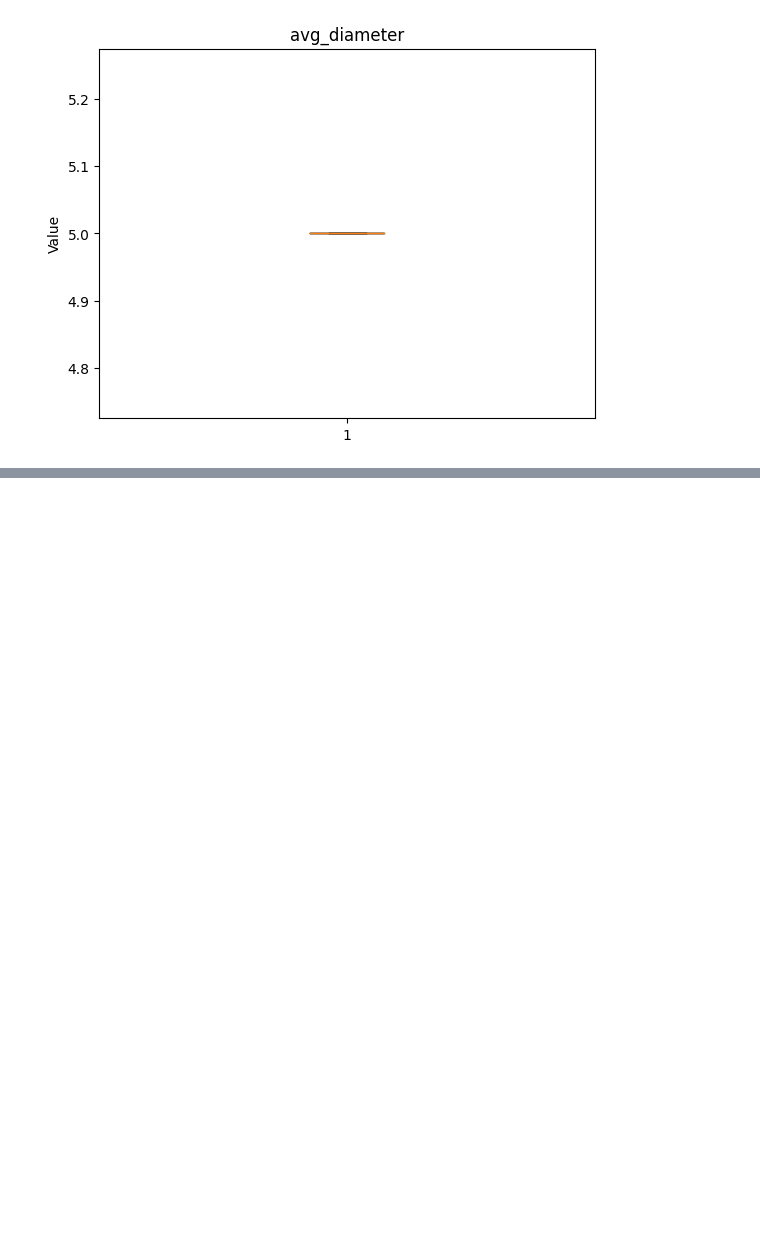
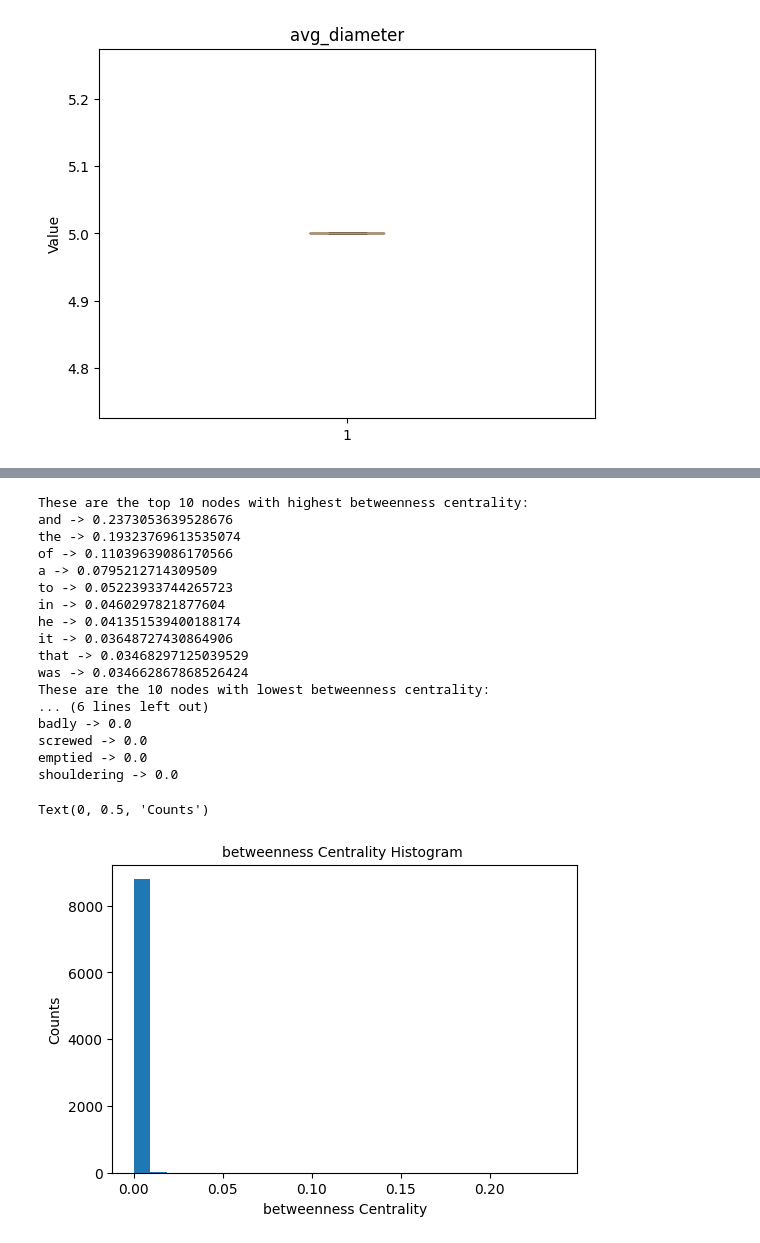
Before and after one commit to haylibi/network_science-word_analysis, a Jupyter notebook: notebook.ipynb, the cells around one changed output, grey strips where cells are left out. Cells and saved outputs as stored; diff of their text form; code cells hidden in the pictures; blank space fills up the shorter version.

```diff
--- a/notebook.ipynb
+++ b/notebook.ipynb
@@ -325,0 +413,38 @@ random_analysis(100)
+# %%
+# betweenness centrality
+betweenness_centrality = nx.centrality.betweenness_centrality(network)
+# top 10 nodes by betweenness centrality
+betweeness = (sorted(betweenness_centrality.items(), key=lambda item: item[1], reverse=True))
+top_10_betweeness = betweeness[:10]
+last_10_betweeness = betweeness[-10:]
+print("These are the top 10 nodes with highest betweenness centrality:\n" + '\n'.join([f"{node} -> {centrality_value}" for node, centrality_value in top_10_betweeness]))
+print("These are the 10 nodes with lowest betweenness centrality:\n" + '\n'.join([f"{node} -> {centrality_value}" for node, centrality_value in last_10_betweeness]))
+# highest degre centrality node
+# highest_centrality = centrality[0][1]
+# plot histogram
+plt.figure(figsize=(6, 4))
+plt.hist(betweenness_centrality.values(), bins=25)
+# plt.xticks(ticks=[0, 0.0001, 0.0002, 0.0003, 0.0004, 0.0005, 0.0006, 0.0007, 0.0008, 0.0009, 0.001])  # set the x axis ticks
+plt.title("betweenness Centrality Histogram ", fontdict={"size": 10}, loc="center")
+plt.xlabel("betweenness Centrality", fontdict={"size": 10})
+plt.ylabel("Counts", fontdict={"size": 10})
+# %% [output]
+These are the top 10 nodes with highest betweenness centrality:
+and -> 0.2373053639528676
+the -> 0.19323769613535074
+of -> 0.11039639086170566
+a -> 0.0795212714309509
+to -> 0.05223933744265723
+in -> 0.0460297821877604
+he -> 0.041351539400188174
+it -> 0.03648727430864906
+that -> 0.03468297125039529
+was -> 0.034662867868526424
+These are the 10 nodes with lowest betweenness centrality:
+... (6 lines left out)
+badly -> 0.0
+screwed -> 0.0
+emptied -> 0.0
+shouldering -> 0.0
+Text(0, 0.5, 'Counts')
+[figure, added]
```
Also changed, not shown: parts of 8 cells of this notebook.
